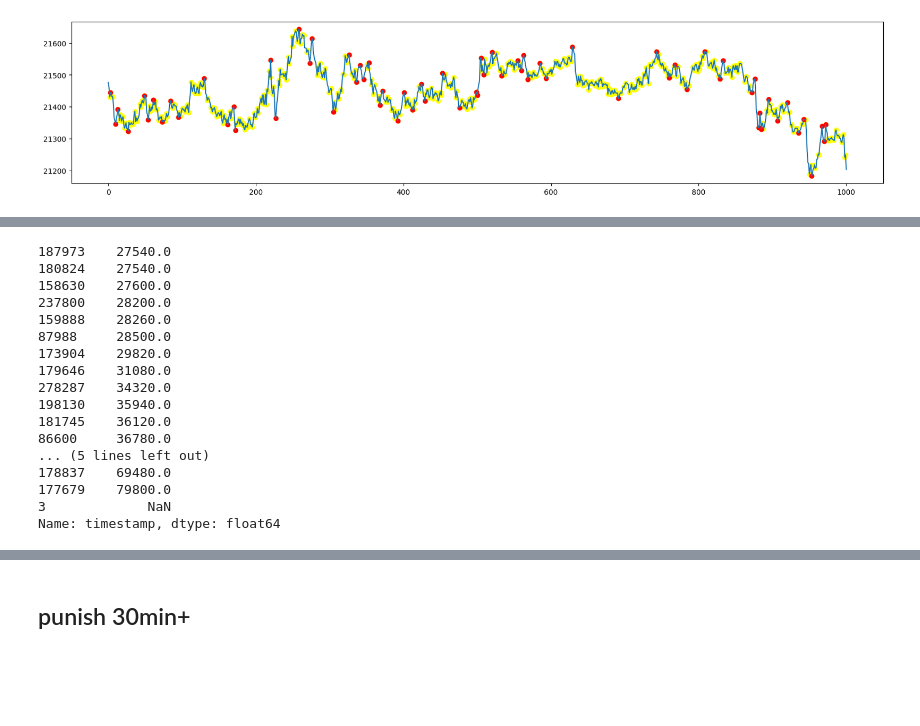
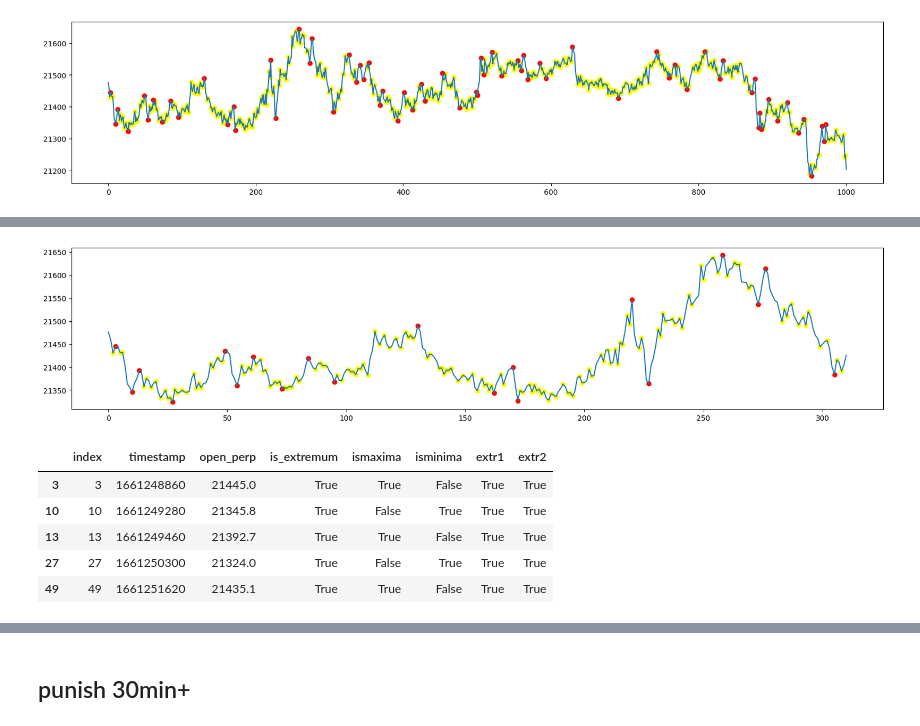
Before and after one commit to NikitaKrotenko/Diploma, a Jupyter notebook: razmetka.ipynb, the cells around one changed output, grey strips where cells are left out. Drawn from its saved outputs; the diff is of its cells as text; code cells hidden in the pictures; blank space fills up the shorter version.

```diff
--- a/razmetka.ipynb
+++ b/razmetka.ipynb
@@ -444,20 +445,13 @@ plot_selected_extremums(df_razmetka, 'extr2', 1000, figsize=(20,4))
+# %%
+plot_selected_extremums(df_razmetka, 'extr2', 310, figsize=(20,4))
+# %% [output]
+[figure, added]
 # %%
-df_razmetka.loc[df_razmetka['extr2'], 'timestamp'].diff().sort_values().tail(20)
+df_razmetka.loc[df_razmetka['extr2']].head()
 # %% [output]
-187973    27540.0
-180824    27540.0
-158630    27600.0
-237800    28200.0
-159888    28260.0
-87988     28500.0
-173904    29820.0
-179646    31080.0
-278287    34320.0
-198130    35940.0
-181745    36120.0
-86600     36780.0
-... (5 lines left out)
-178837    69480.0
-177679    79800.0
-3             NaN
-Name: timestamp, dtype: float64
+|  | index | timestamp | open_perp | is_extremum | ismaxima | isminima | extr1 | extr2 |
+| 3 | 3 | 1661248860 | 21445.0 | True | True | False | True | True |
+| 10 | 10 | 1661249280 | 21345.8 | True | False | True | True | True |
+| 13 | 13 | 1661249460 | 21392.7 | True | True | False | True | True |
+| 27 | 27 | 1661250300 | 21324.0 | True | False | True | True | True |
+| 49 | 49 | 1661251620 | 21435.1 | True | True | False | True | True |
```
Also changed, not shown: parts of 7 cells of this notebook, 1 other file.
